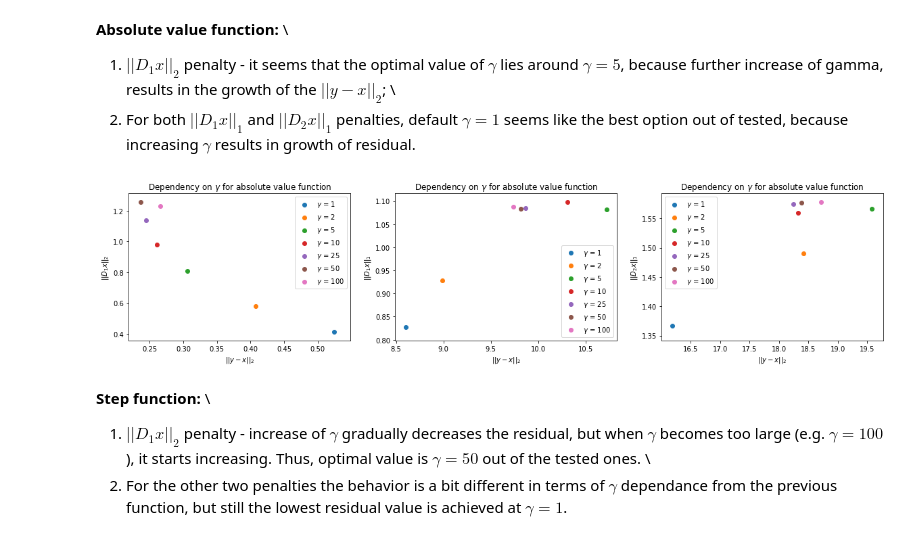
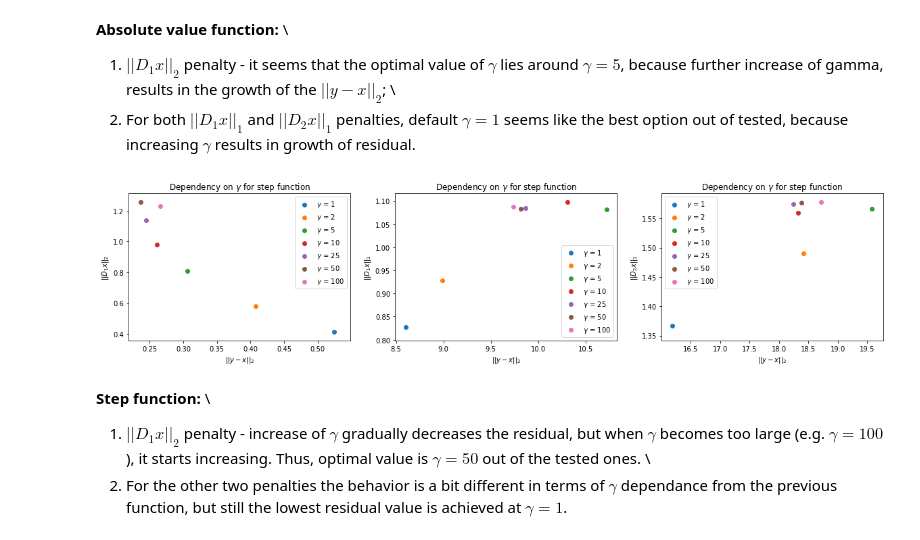
Before and after one commit to asangt/optimization_methods, a Jupyter notebook: Sangadiev_HW5.ipynb, the cells around one changed output. Cells and saved outputs as stored; diff of their text form; code cells hidden in the pictures.

```diff
--- a/Sangadiev_HW5.ipynb
+++ b/Sangadiev_HW5.ipynb
@@ -147,19 +147,19 @@ plt.show()
 # %%
 f2_p1, f2_p2, f2_p3 = get_x(f2, f2_n, gammas)
 
 fig, axes = plt.subplots(1, 3, figsize=(20, 4))
 
 names = ["$||D_1 x||_2$", "$||D_1 x||_1$", "$||D_2 x||_1$"]
 for ax, name, f_p, order, D in zip(axes, names, [f2_p1, f2_p2, f2_p3], [2, 1, 1], [D1, D1, D2]):
-    ax.set_title("Dependency on $\gamma$ for absolute value function")
+    ax.set_title("Dependency on $\gamma$ for step function")
     for i in np.arange(len(gammas)):
         ax.scatter(np.linalg.norm(D @ f_p[i], ord=order), np.linalg.norm(f2 - f_p[i]), label='$\gamma$ = %.0f'%gammas[i])
     ax.set_xlabel("$||y - x||_2$")
     ax.set_ylabel(name)
     ax.legend()
 plt.show()
 # %% [output]
-[figure, old version]
+[figure, new version]
 # %% [markdown]
 **Step function:** \\
 1) $||D_1 x||_2$ penalty - increase of $\gamma$ gradually decreases the residual, but when $\gamma$ becomes too large (e.g. $\gamma = 100$), it starts increasing. Thus, optimal value is $\gamma = 50$ out of the tested ones. \\
```
Also changed, not shown: parts of 2 cells of this notebook.
